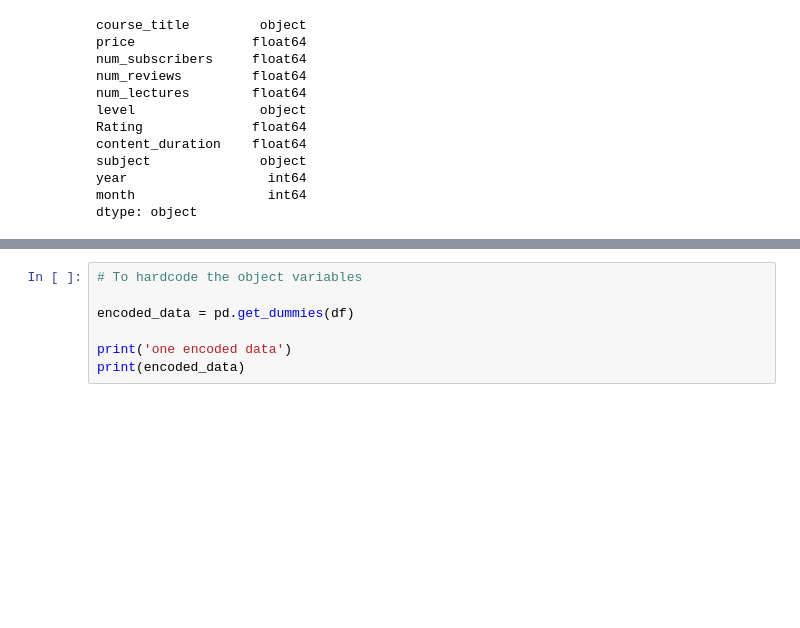
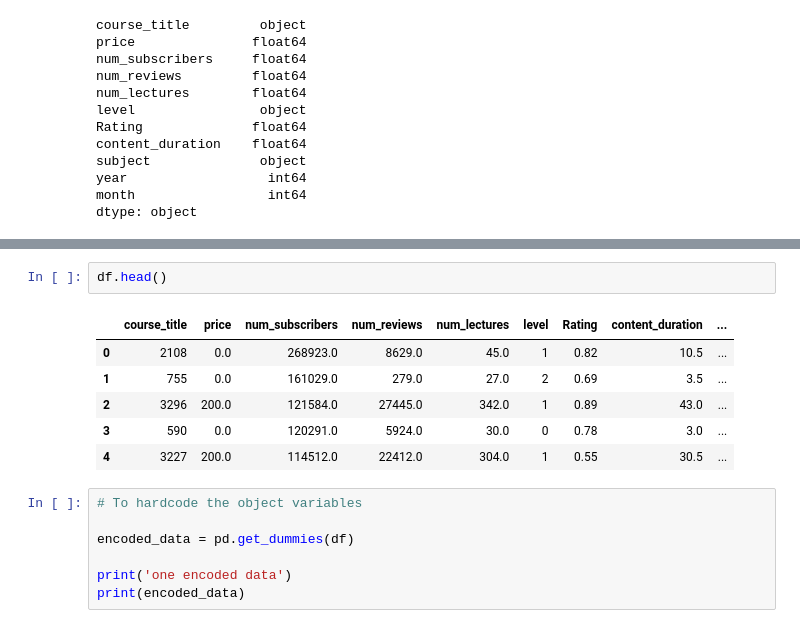
Before and after one commit to subramanian72/Final-Project, a Jupyter notebook: GuviRatings.ipynb, the cells around one changed output, grey strips where cells are left out. Saved outputs shown, nothing was run; the diff lists cells and outputs as text; blank space fills up the shorter version.

```diff
--- a/GuviRatings.ipynb
+++ b/GuviRatings.ipynb
@@ -277,3 +311,12 @@ dtype: object
+# %%
+df.head()
+# %% [output]
+|  | course_title | price | num_subscribers | num_reviews | num_lectures | level | Rating | content_duration | ... |
+| 0 | 2108 | 0.0 | 268923.0 | 8629.0 | 45.0 | 1 | 0.82 | 10.5 | ... |
+| 1 | 755 | 0.0 | 161029.0 | 279.0 | 27.0 | 2 | 0.69 | 3.5 | ... |
+| 2 | 3296 | 200.0 | 121584.0 | 27445.0 | 342.0 | 1 | 0.89 | 43.0 | ... |
+| 3 | 590 | 0.0 | 120291.0 | 5924.0 | 30.0 | 0 | 0.78 | 3.0 | ... |
+| 4 | 3227 | 200.0 | 114512.0 | 22412.0 | 304.0 | 1 | 0.55 | 30.5 | ... |
 # %%
 # To hardcode the object variables
 
```
Also changed, not shown: parts of 12 cells of this notebook.
